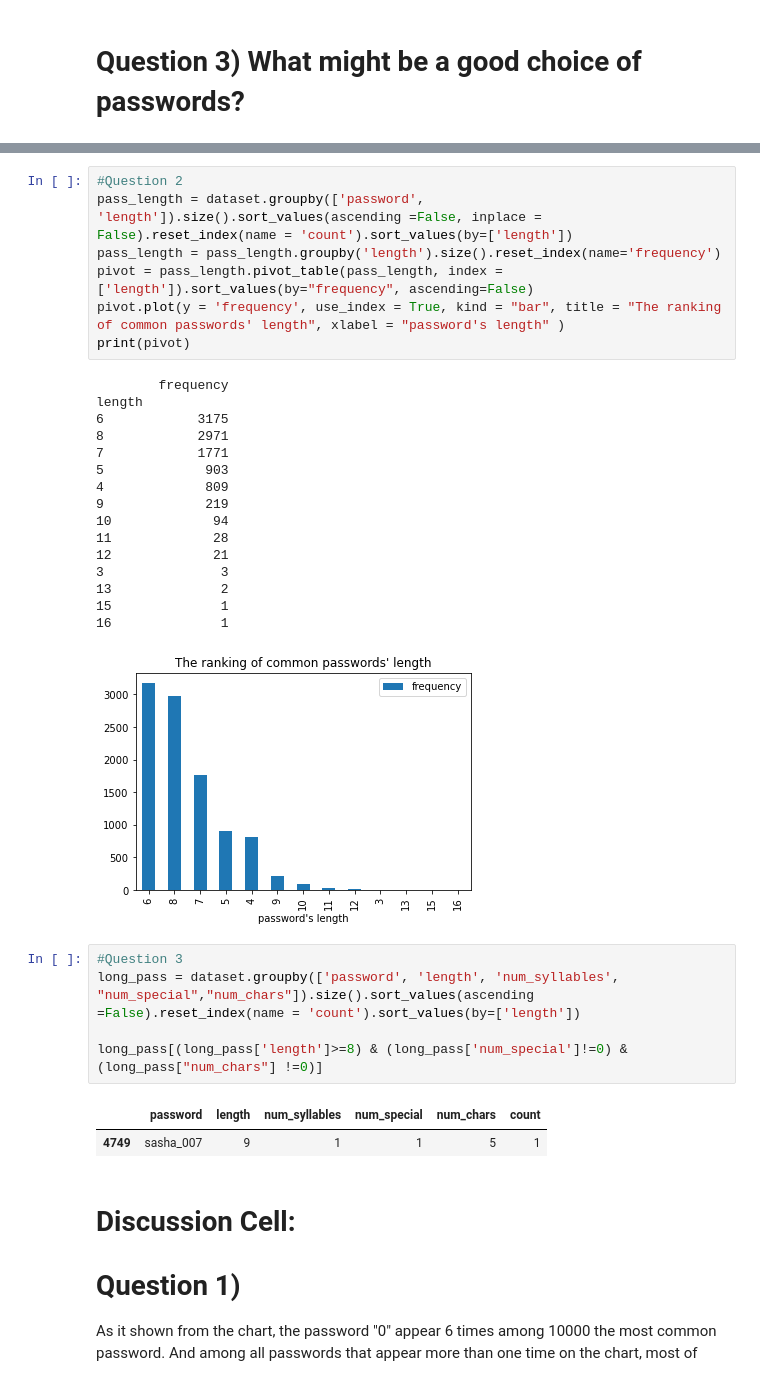
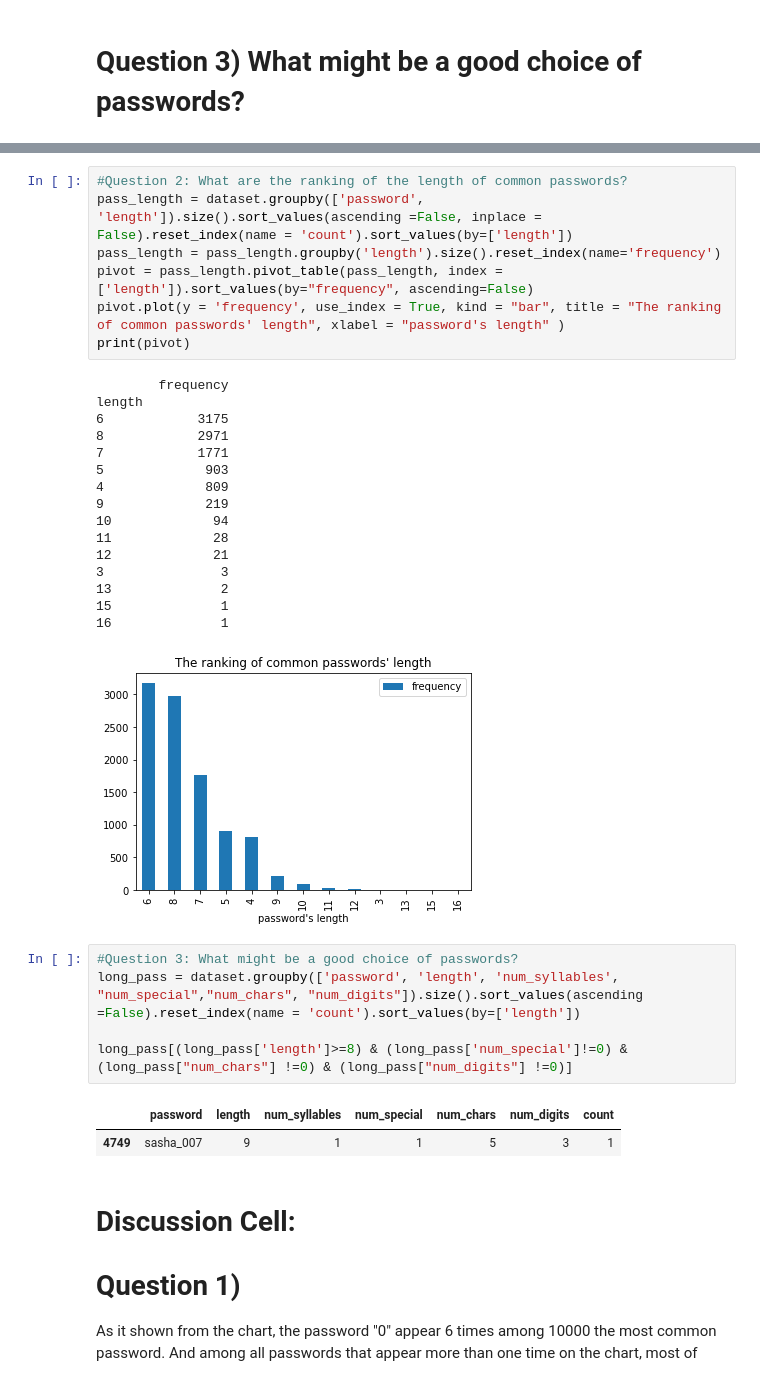
Before and after one commit to franciscoliu/cs103a-cpa01, a Jupyter notebook: cpa01.ipynb, the cells around one changed output, grey strips where cells are left out. Cells and saved outputs as stored; diff of their text form.

```diff
--- a/cpa01.ipynb
+++ b/cpa01.ipynb
@@ -76,7 +88,7 @@ sorted_count[sorted_count['count'] > 1]
 | 15 | 192837465 | 2 |
 | 16 | 98765 | 2 |
 # %%
-#Question 2
+#Question 2: What are the ranking of the length of common passwords?
 pass_length = dataset.groupby(['password', 'length']).size().sort_values(ascending =False, inplace = False).reset_index(name = 'count').sort_values(by=['length'])
 pass_length = pass_length.groupby('length').size().reset_index(name='frequency')
 pivot = pass_length.pivot_table(pass_length, index = ['length']).sort_values(by="frequency", ascending=False)
@@ -100,13 +112,13 @@ length
 16              1
 [figure]
 # %%
-#Question 3
-long_pass = dataset.groupby(['password', 'length', 'num_syllables', "num_special","num_chars"]).size().sort_values(ascending =False).reset_index(name = 'count').sort_values(by=['length'])
+#Question 3: What might be a good choice of passwords?
+long_pass = dataset.groupby(['password', 'length', 'num_syllables', "num_special","num_chars", "num_digits"]).size().sort_values(ascending =False).reset_index(name = 'count').sort_values(by=['length'])
 
-long_pass[(long_pass['length']>=8) & (long_pass['num_special']!=0) & (long_pass["num_chars"] !=0)]
+long_pass[(long_pass['length']>=8) & (long_pass['num_special']!=0) & (long_pass["num_chars"] !=0) & (long_pass["num_digits"] !=0)]
 # %% [output]
-|  | password | length | num_syllables | num_special | num_chars | count |
-| 4749 | sasha_007 | 9 | 1 | 1 | 5 | 1 |
+|  | password | length | num_syllables | num_special | num_chars | num_digits | count |
+| 4749 | sasha_007 | 9 | 1 | 1 | 5 | 3 | 1 |
 # %% [markdown]
 # Discussion Cell:
 # Question 1)
```
Also changed, not shown: parts of 4 cells of this notebook.
